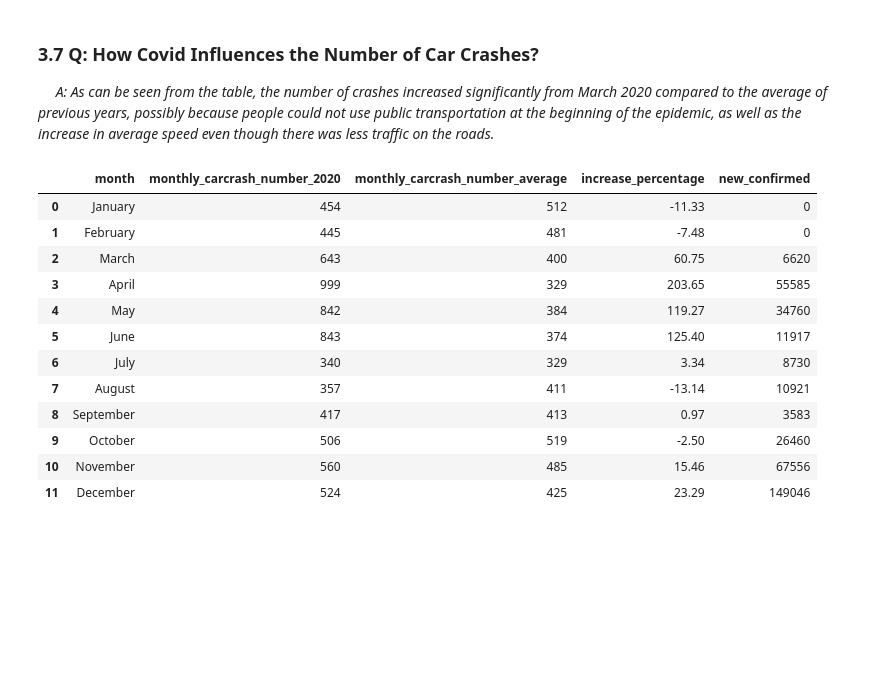
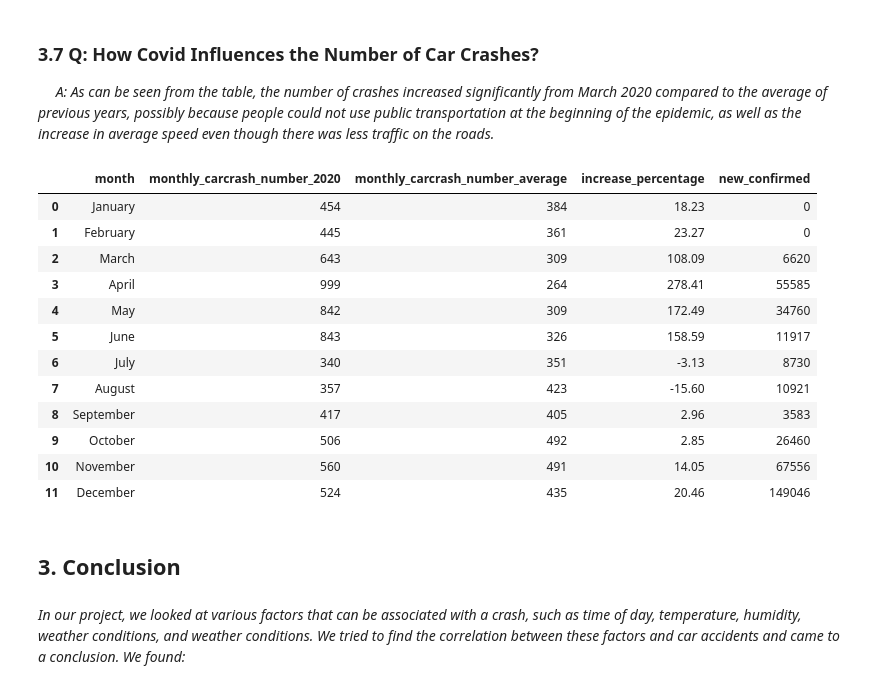
Before and after one commit to KaiyuWang19970221/BA775-teamproject, a Jupyter notebook: team6.ipynb, the cells around one changed output. Cells and saved outputs as stored; diff of their text form; code cells hidden in the pictures; blank space fills up the shorter version.

```diff
--- a/team6.ipynb
+++ b/team6.ipynb
@@ -702,32 +701,36 @@ ORDER BY Month
 # %%
 %%bigquery
 SELECT b.m_name AS month,a.monthly_carcrash_number_2020,a.monthly_carcrash_number_average,ROUND(((a.monthly_carcrash_number_2020-a.monthly_carcrash_number_average)/a.monthly_carcrash_number_average)*100,2) AS increase_percentage,b.new_confirmed
 FROM(
 SELECT EXTRACT(month FROM Start_Time) month,
 SUM(CASE WHEN EXTRACT(year FROM Start_Time)=2020 THEN 1 END)monthly_carcrash_number_2020,
-CAST(SUM(CASE WHEN EXTRACT(year FROM Start_Time)BETWEEN 2017 and 2019 THEN 1 END)/3 AS INT64) monthly_carcrash_number_average
+CAST(SUM(CASE WHEN EXTRACT(year FROM Start_Time)BETWEEN 2016 and 2019 THEN 1 END)/4 AS INT64) monthly_carcrash_number_average
 FROM `ba775-b2-team6.team6.carcrash_MA`
 GROUP BY month)a
 INNER JOIN
 (SELECT FORMAT_DATE('%B', date) AS m_name,
 EXTRACT(month FROM date)AS month,
 sum(new_confirmed)AS new_confirmed
 FROM `ba775-b2-team6.team6.covid_open_data_MA`
 WHERE EXTRACT(year from date)=2020
 GROUP BY month,m_name)b
 USING(month)
 ORDER BY a.month
 # %% [output]
 |  | month | monthly_carcrash_number_2020 | monthly_carcrash_number_average | increase_percentage | new_confirmed |
-| 0 | January | 454 | 512 | -11.33 | 0 |
-| 1 | February | 445 | 481 | -7.48 | 0 |
-| 2 | March | 643 | 400 | 60.75 | 6620 |
-| 3 | April | 999 | 329 | 203.65 | 55585 |
-| 4 | May | 842 | 384 | 119.27 | 34760 |
-| 5 | June | 843 | 374 | 125.40 | 11917 |
-| 6 | July | 340 | 329 | 3.34 | 8730 |
-| 7 | August | 357 | 411 | -13.14 | 10921 |
-| 8 | September | 417 | 413 | 0.97 | 3583 |
-| 9 | October | 506 | 519 | -2.50 | 26460 |
-| 10 | November | 560 | 485 | 15.46 | 67556 |
-| 11 | December | 524 | 425 | 23.29 | 149046 |
+| 0 | January | 454 | 384 | 18.23 | 0 |
+| 1 | February | 445 | 361 | 23.27 | 0 |
+| 2 | March | 643 | 309 | 108.09 | 6620 |
+| 3 | April | 999 | 264 | 278.41 | 55585 |
+| 4 | May | 842 | 309 | 172.49 | 34760 |
+| 5 | June | 843 | 326 | 158.59 | 11917 |
+| 6 | July | 340 | 351 | -3.13 | 8730 |
+| 7 | August | 357 | 423 | -15.60 | 10921 |
+| 8 | September | 417 | 405 | 2.96 | 3583 |
+| 9 | October | 506 | 492 | 2.85 | 26460 |
+| 10 | November | 560 | 491 | 14.05 | 67556 |
+| 11 | December | 524 | 435 | 20.46 | 149046 |
+# %% [markdown]
+## 3. Conclusion
+# %% [markdown]
+<i>In our project, we looked at various factors that can be associated with a crash, such as time of day, temperature, humidity, weather conditions, and weather conditions. We tried to find the correlation between these factors and car accidents and came to a conclusion. We found:</i>
```
Also changed, not shown: parts of 14 cells of this notebook.
